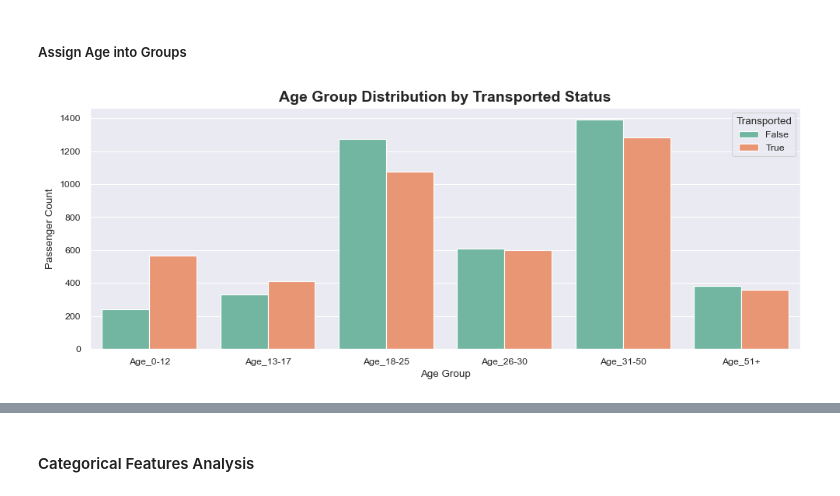
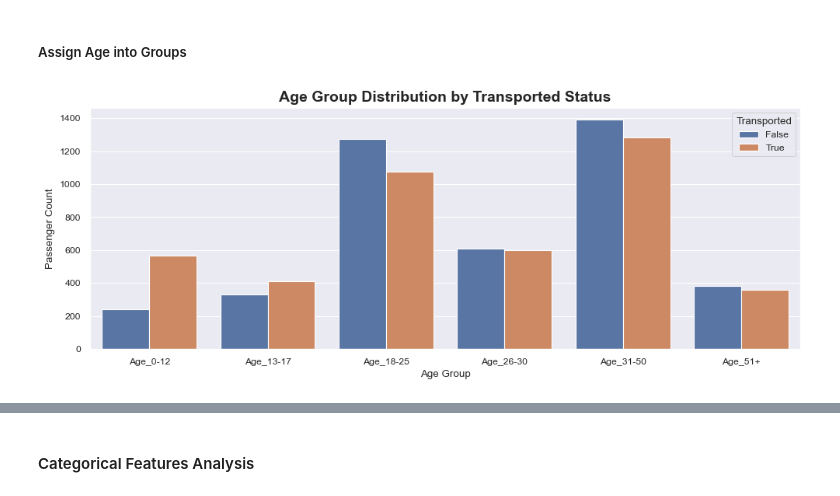
Before and after one commit to RMDS-GroupProject/spaceship_titanic, a Jupyter notebook: main_notebook.ipynb, the cells around one changed output, grey strips where cells are left out. Cells and saved outputs as stored; diff of their text form; code cells hidden in the pictures.

```diff
--- a/impute_missing_values.ipynb
+++ b/main_notebook.ipynb
@@ -183,7 +193,7 @@ def assign_age_group(df):
     """
     Assigns age group labels to each row in the DataFrame based on the 'Age' column.
 
-    The function creates a new column, 'Age_group', categorizing ages into defined groups:
+    The function creates a new column, 'AgeGroup', categorizing ages into defined groups:
     - 00–12 years
     - 13–17 years
     - 18–25 years
@@ -195,7 +205,7 @@ def assign_age_group(df):
         df (pandas.DataFrame): DataFrame containing an 'Age' column with numeric age values.
 
     Returns:
-        pandas.DataFrame: DataFrame with an added 'Age_group' column specifying the age category for each row.
+        pandas.DataFrame: DataFrame with an added 'AgeGroup' column specifying the age category for each row.
 
     Raises:
         KeyError: If 'Age' column is not present in the DataFrame.
@@ -800,23 +899,22 @@ test_data = assign_age_group(test_data)
 # %%
 plt.figure(figsize=(10, 4))
 
 sns.countplot(
     data=train_data,
     x='AgeGroup',
     hue='Transported',
     order=['Age_0-12', 'Age_13-17', 'Age_18-25',
-           'Age_26-30', 'Age_31-50', 'Age_51+'],
-    palette='Set2'
+           'Age_26-30', 'Age_31-50', 'Age_51+']
 )
 
 plt.title('Age Group Distribution by Transported Status',
           fontsize=14, fontweight="bold")
 plt.xlabel('Age Group')
 plt.ylabel('Passenger Count')
 plt.tight_layout()
 plt.savefig(os.path.join(image_save_path,
                          "Age Group Distribution by Transported Status.png"),
             bbox_inches="tight")
 plt.show()
 # %% [output]
-[figure, old version]
+[figure, new version]
```
Also changed, not shown: parts of 19 cells of this notebook, 6 other files.
